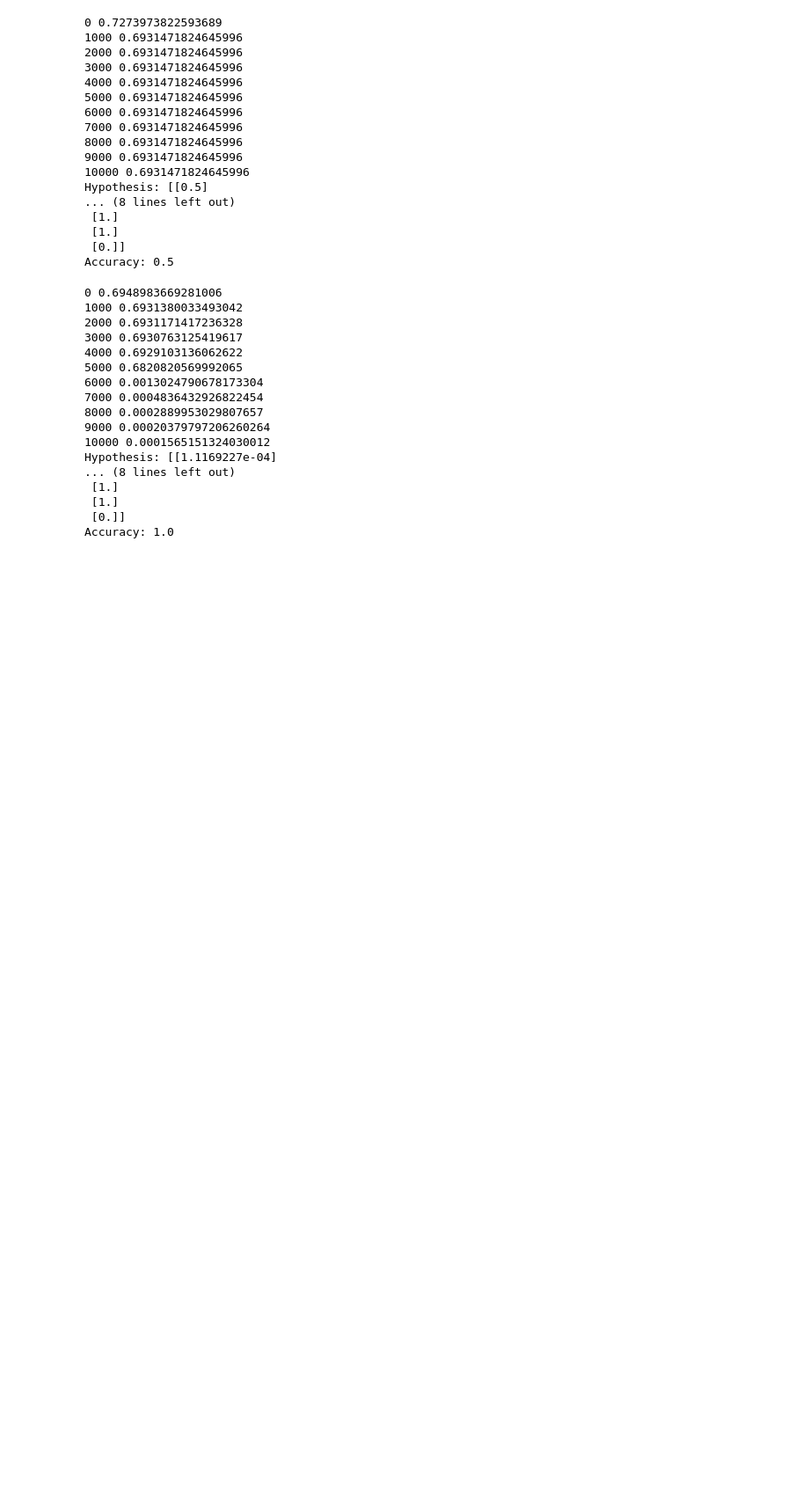
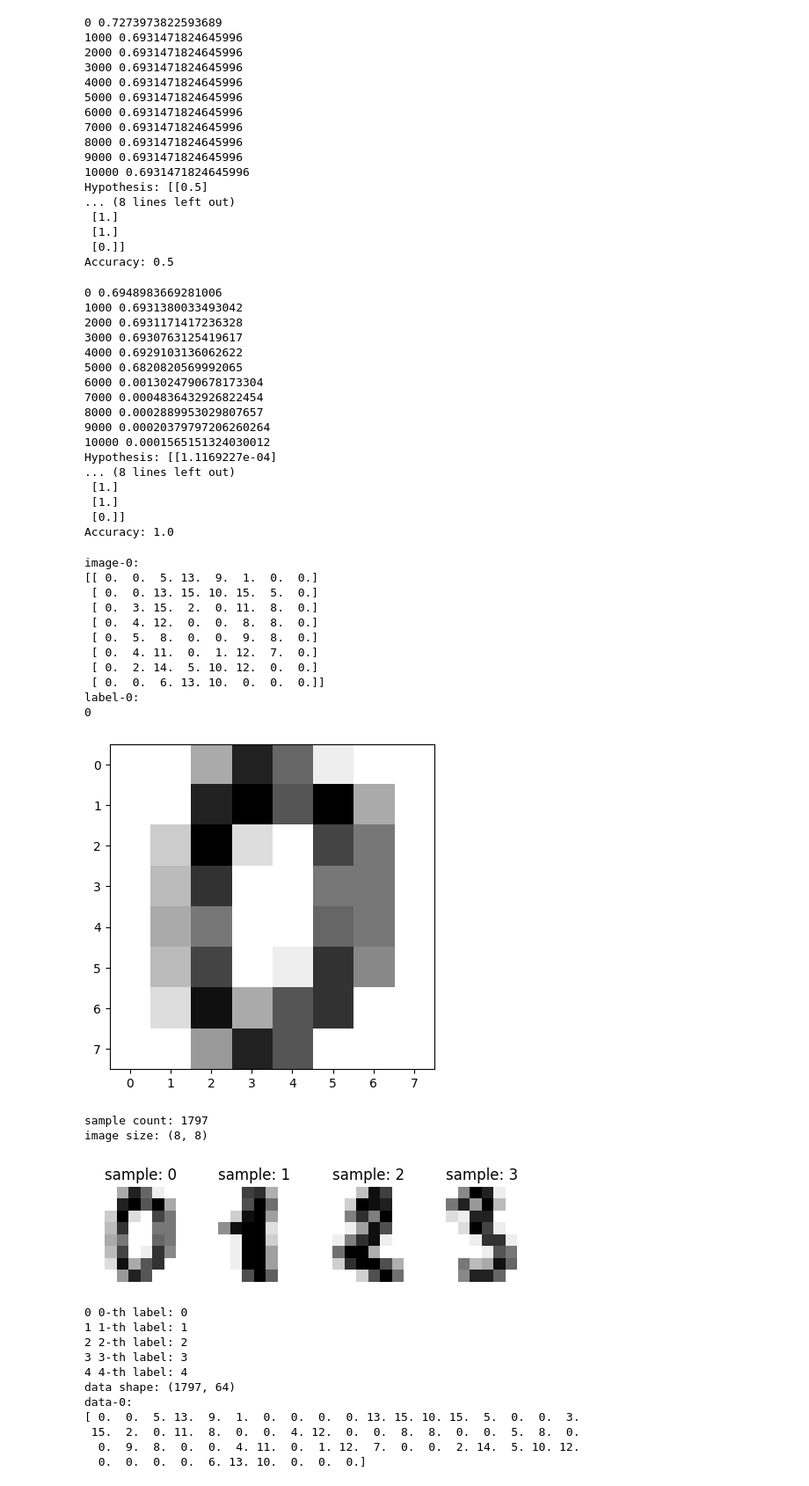
Before and after one commit to alphadev3296/deep-learning-practice, a Jupyter notebook: Chapter-06.ipynb, the cells around one changed output. Shown: that part at 88% size. Drawn from its saved outputs; the diff is of its cells as text; code cells hidden in the pictures; blank space fills up the shorter version.

```diff
--- a/Chapter-06.ipynb
+++ b/Chapter-06.ipynb
@@ -117,3 +118,63 @@ Hypothesis: [[1.1169227e-04]
  [1.]
  [0.]]
 Accuracy: 1.0
+# %%
+# Scikit Learn Digit Data
+
+import matplotlib.pyplot as plt
+from sklearn.datasets import load_digits
+
+digits = load_digits()
+
+# Show first image
+print(f"image-0: \n{digits.images[0]}")
+print(f"label-0: \n{digits.target[0]}")
+plt.imshow(digits.images[0], cmap=plt.cm.gray_r, interpolation="nearest")
+plt.show()
+
+print(f"sample count: {len(digits.images)}")
+print(f"image size: {digits.images[0].shape}")
+
+# Show the first 4 images
+images_and_labels = list(zip(digits.images, digits.target))
+for index, (image, label) in enumerate(images_and_labels[:4]):
+  plt.subplot(2, 4, index + 1)
+  plt.axis("off")
+  plt.imshow(image, cmap=plt.cm.gray_r, interpolation="nearest")
+  plt.title(f"sample: {label}")
+plt.show()
+
+# Check labels
+for i in range(5):
+  print(i, f"{i}-th label: {digits.target[i]}")
+
+# Check data
+print(f"data shape: {digits.data.shape}")
+print(f"data-0: \n{digits.data[0]}")
+# %% [output]
+image-0:
+[[ 0.  0.  5. 13.  9.  1.  0.  0.]
+ [ 0.  0. 13. 15. 10. 15.  5.  0.]
+ [ 0.  3. 15.  2.  0. 11.  8.  0.]
+ [ 0.  4. 12.  0.  0.  8.  8.  0.]
+ [ 0.  5.  8.  0.  0.  9.  8.  0.]
+ [ 0.  4. 11.  0.  1. 12.  7.  0.]
+ [ 0.  2. 14.  5. 10. 12.  0.  0.]
+ [ 0.  0.  6. 13. 10.  0.  0.  0.]]
+label-0:
+0
+[figure, added]
+sample count: 1797
+image size: (8, 8)
+[figure, added]
+0 0-th label: 0
+1 1-th label: 1
+2 2-th label: 2
+3 3-th label: 3
+4 4-th label: 4
+data shape: (1797, 64)
+data-0:
+[ 0.  0.  5. 13.  9.  1.  0.  0.  0.  0. 13. 15. 10. 15.  5.  0.  0.  3.
+ 15.  2.  0. 11.  8.  0.  0.  4. 12.  0.  0.  8.  8.  0.  0.  5.  8.  0.
+  0.  9.  8.  0.  0.  4. 11.  0.  1. 12.  7.  0.  0.  2. 14.  5. 10. 12.
+  0.  0.  0.  0.  6. 13. 10.  0.  0.  0.]
```
Also changed, not shown: parts of 3 cells of this notebook.
